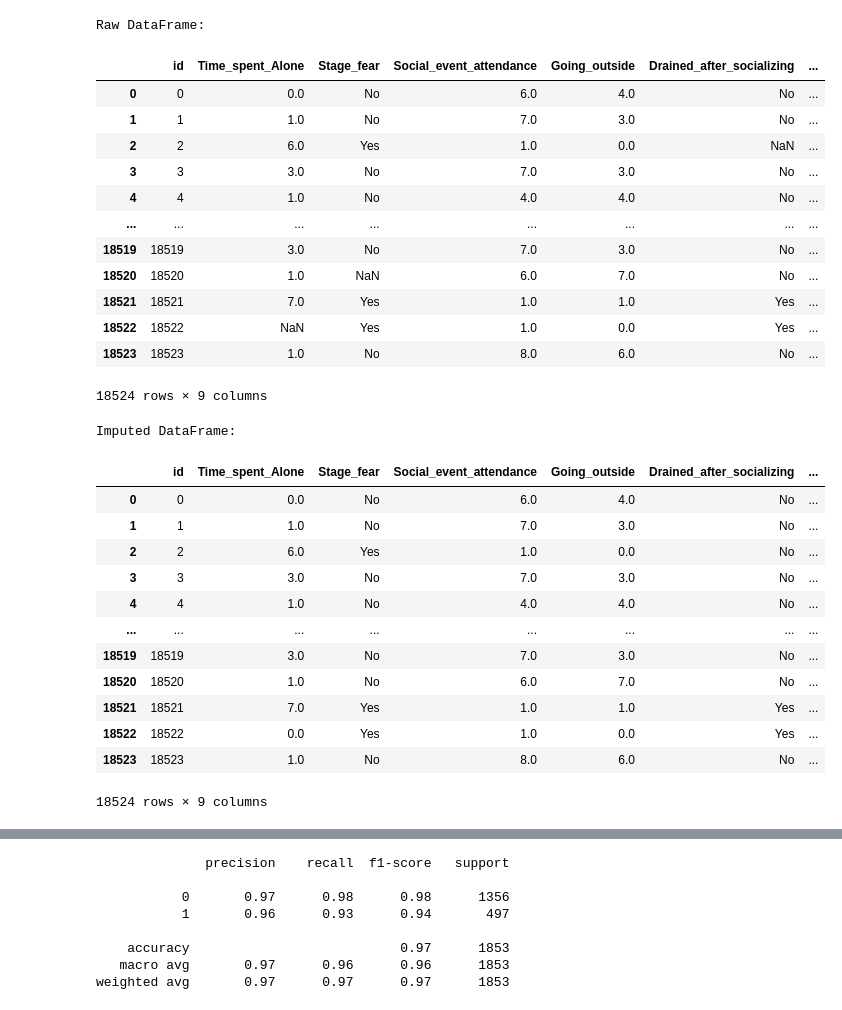
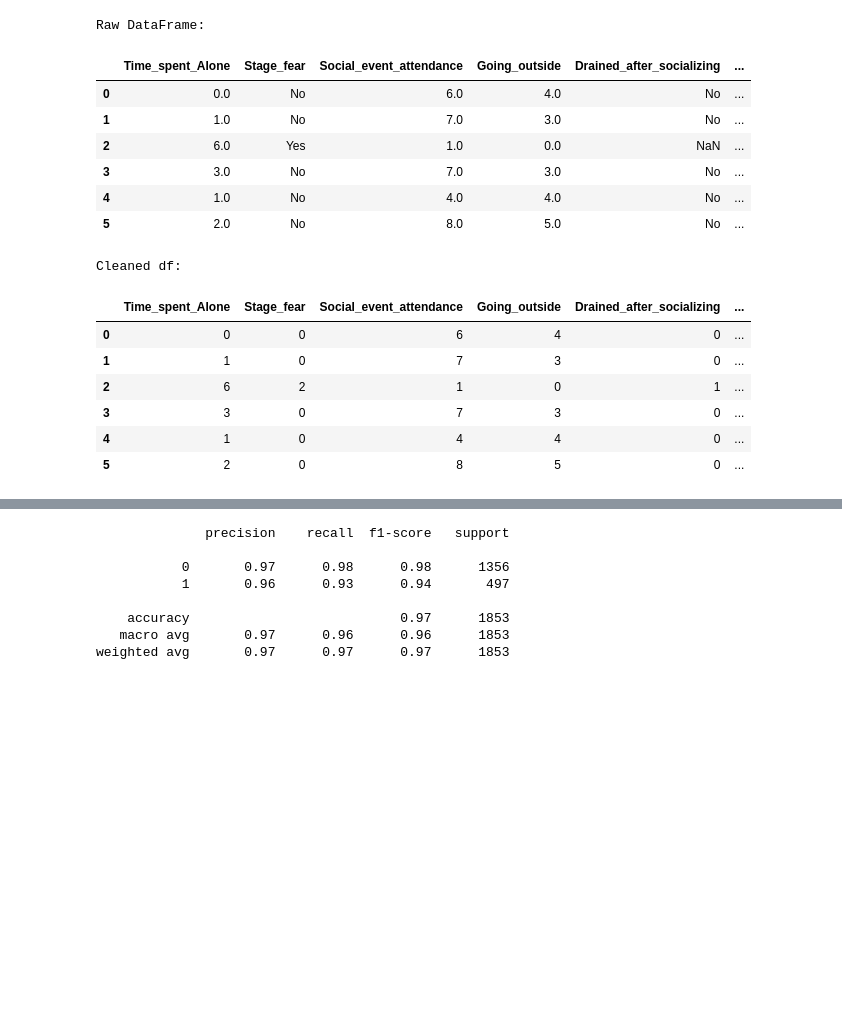
Before and after one commit to P1N60/introvert_vs_extrovert_classifier, a Jupyter notebook: notebooks/main.ipynb, the cells around one changed output, grey strips where cells are left out. Saved outputs shown, nothing was run; the diff lists cells and outputs as text; code cells hidden in the pictures; blank space fills up the shorter version.

Commit message:
changed label encoding to handle unknown for 6. attempt

```diff
--- a/notebooks/main.ipynb
+++ b/notebooks/main.ipynb
@@ -10,39 +12,38 @@ from sklearn.linear_model import SGDClassifier
 # %%
-df = pd.read_csv("../data/train.csv")
+df = pd.read_csv("../data/train.csv").drop(["id"], axis=1)
+sub_df = pd.read_csv("../data/test.csv")
 print("Raw DataFrame:")
-display(df)
+display(df.head(6))
 
 imputer = SimpleImputer(strategy="most_frequent")
+le = LabelEncoder()
+
 for feature in df.columns:
-    df[feature] = imputer.fit_transform(df[[feature]]).flatten()
-print("Imputed DataFrame:")
-display(df)
+	if feature == "Stage_fear" or feature == "Drained_after_socializing":
+		for i in range(len(df)):
+			if pd.isna(df.loc[i, feature]):
+				df.loc[i, feature] = "Unknown"
+		df[feature] = le.fit_transform(df[feature])
+	else:
+		df[feature] = imputer.fit_transform(df[[feature]]).flatten()
+		df[feature] = le.fit_transform(df[feature])
+
+print("Cleaned df:")
+display(df.head(6))
 # %% [output]
 Raw DataFrame:
-|  | id | Time_spent_Alone | Stage_fear | Social_event_attendance | Going_outside | Drained_after_socializing | ... |
-| 0 | 0 | 0.0 | No | 6.0 | 4.0 | No | ... |
-| 1 | 1 | 1.0 | No | 7.0 | 3.0 | No | ... |
-| 2 | 2 | 6.0 | Yes | 1.0 | 0.0 | NaN | ... |
-| 3 | 3 | 3.0 | No | 7.0 | 3.0 | No | ... |
-| 4 | 4 | 1.0 | No | 4.0 | 4.0 | No | ... |
-| ... | ... | ... | ... | ... | ... | ... | ... |
-| 18519 | 18519 | 3.0 | No | 7.0 | 3.0 | No | ... |
-| 18520 | 18520 | 1.0 | NaN | 6.0 | 7.0 | No | ... |
-| 18521 | 18521 | 7.0 | Yes | 1.0 | 1.0 | Yes | ... |
-| 18522 | 18522 | NaN | Yes | 1.0 | 0.0 | Yes | ... |
-| 18523 | 18523 | 1.0 | No | 8.0 | 6.0 | No | ... |
+|  | Time_spent_Alone | Stage_fear | Social_event_attendance | Going_outside | Drained_after_socializing | ... |
+| 0 | 0.0 | No | 6.0 | 4.0 | No | ... |
+| 1 | 1.0 | No | 7.0 | 3.0 | No | ... |
+| 2 | 6.0 | Yes | 1.0 | 0.0 | NaN | ... |
+| 3 | 3.0 | No | 7.0 | 3.0 | No | ... |
+| 4 | 1.0 | No | 4.0 | 4.0 | No | ... |
+| 5 | 2.0 | No | 8.0 | 5.0 | No | ... |
-18524 rows × 9 columns
+Cleaned df:
-Imputed DataFrame:
-|  | id | Time_spent_Alone | Stage_fear | Social_event_attendance | Going_outside | Drained_after_socializing | ... |
-| 0 | 0 | 0.0 | No | 6.0 | 4.0 | No | ... |
-| 1 | 1 | 1.0 | No | 7.0 | 3.0 | No | ... |
-| 2 | 2 | 6.0 | Yes | 1.0 | 0.0 | No | ... |
-| 3 | 3 | 3.0 | No | 7.0 | 3.0 | No | ... |
-| 4 | 4 | 1.0 | No | 4.0 | 4.0 | No | ... |
-| ... | ... | ... | ... | ... | ... | ... | ... |
-| 18519 | 18519 | 3.0 | No | 7.0 | 3.0 | No | ... |
-| 18520 | 18520 | 1.0 | No | 6.0 | 7.0 | No | ... |
-| 18521 | 18521 | 7.0 | Yes | 1.0 | 1.0 | Yes | ... |
-| 18522 | 18522 | 0.0 | Yes | 1.0 | 0.0 | Yes | ... |
-| 18523 | 18523 | 1.0 | No | 8.0 | 6.0 | No | ... |
+|  | Time_spent_Alone | Stage_fear | Social_event_attendance | Going_outside | Drained_after_socializing | ... |
+| 0 | 0 | 0 | 6 | 4 | 0 | ... |
+| 1 | 1 | 0 | 7 | 3 | 0 | ... |
+| 2 | 6 | 2 | 1 | 0 | 1 | ... |
+| 3 | 3 | 0 | 7 | 3 | 0 | ... |
+| 4 | 1 | 0 | 4 | 4 | 0 | ... |
+| 5 | 2 | 0 | 8 | 5 | 0 | ... |
-18524 rows × 9 columns
```
Also changed, not shown: parts of 6 cells of this notebook, 1 other file.
